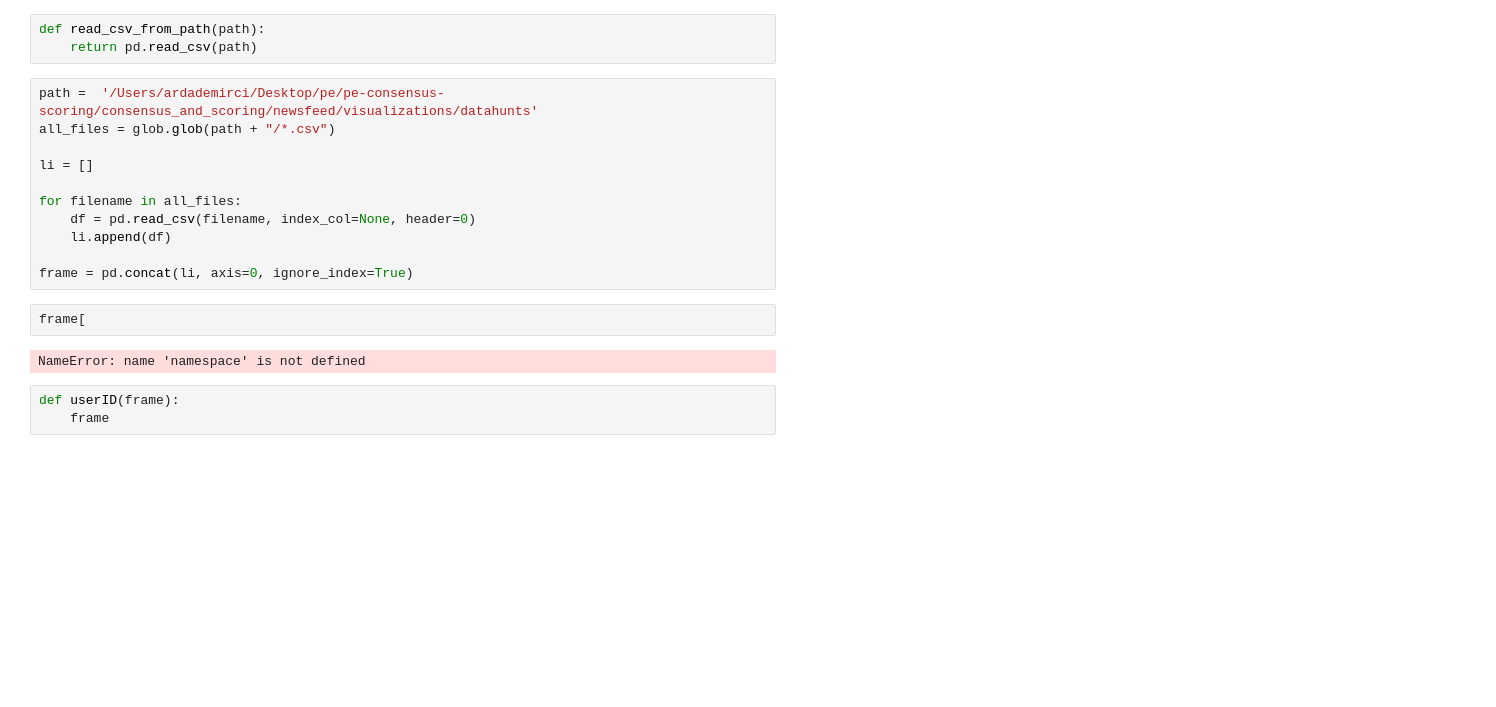
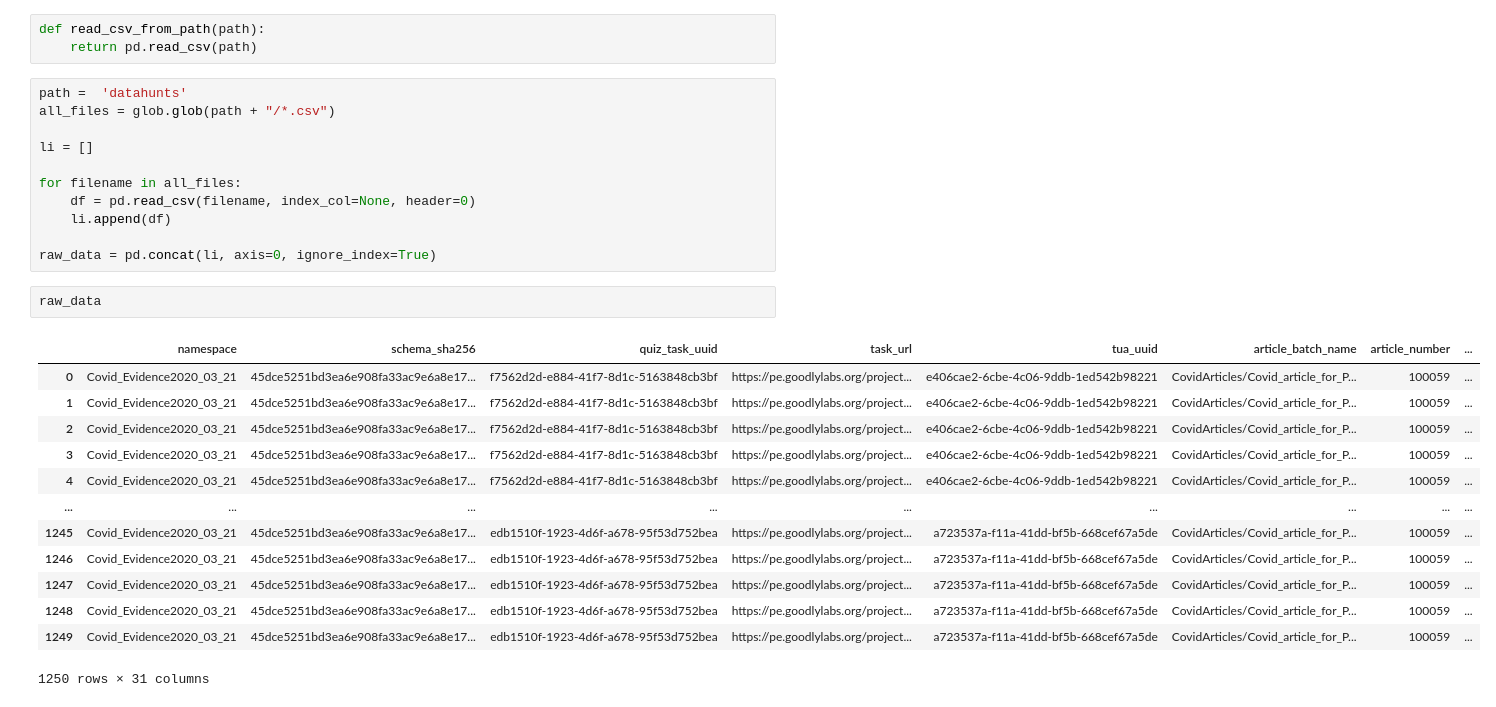
Before and after one commit to Goodly/pe-consensus-scoring, a Jupyter notebook: consensus_and_scoring/newsfeed/visualizations/DataHunt.ipynb, the cells around one changed output. Drawn from its saved outputs; the diff is of its cells as text; blank space fills up the shorter version.

Commit message:
Finish DataHunt.ipynb

```diff
--- a/consensus_and_scoring/newsfeed/visualizations/DataHunt.ipynb
+++ b/consensus_and_scoring/newsfeed/visualizations/DataHunt.ipynb
@@ -9,7 +9,7 @@ import numpy as np
 def read_csv_from_path(path):
     return pd.read_csv(path)
 # %%
-path =  '/Users/ardademirci/Desktop/pe/pe-consensus-scoring/consensus_and_scoring/newsfeed/visualizations/datahunts'
+path =  'datahunts'
 all_files = glob.glob(path + "/*.csv")
 
 li = []
@@ -18,11 +18,20 @@ for filename in all_files:
     df = pd.read_csv(filename, index_col=None, header=0)
     li.append(df)
 
-frame = pd.concat(li, axis=0, ignore_index=True)
+raw_data = pd.concat(li, axis=0, ignore_index=True)
-# %%
-frame[
-# %% [output]
-NameError: name 'namespace' is not defined
-# %%
-def userID(frame):
-    frame
+# %%
+raw_data
+# %% [output]
+|  | namespace | schema_sha256 | quiz_task_uuid | task_url | tua_uuid | article_batch_name | article_number | ... |
+| 0 | Covid_Evidence2020_03_21 | 45dce5251bd3ea6e908fa33ac9e6a8e17... | f7562d2d-e884-41f7-8d1c-5163848cb3bf | https://pe.goodlylabs.org/project... | e406cae2-6cbe-4c06-9ddb-1ed542b98221 | CovidArticles/Covid_article_for_P... | 100059 | ... |
+| 1 | Covid_Evidence2020_03_21 | 45dce5251bd3ea6e908fa33ac9e6a8e17... | f7562d2d-e884-41f7-8d1c-5163848cb3bf | https://pe.goodlylabs.org/project... | e406cae2-6cbe-4c06-9ddb-1ed542b98221 | CovidArticles/Covid_article_for_P... | 100059 | ... |
+| 2 | Covid_Evidence2020_03_21 | 45dce5251bd3ea6e908fa33ac9e6a8e17... | f7562d2d-e884-41f7-8d1c-5163848cb3bf | https://pe.goodlylabs.org/project... | e406cae2-6cbe-4c06-9ddb-1ed542b98221 | CovidArticles/Covid_article_for_P... | 100059 | ... |
+| 3 | Covid_Evidence2020_03_21 | 45dce5251bd3ea6e908fa33ac9e6a8e17... | f7562d2d-e884-41f7-8d1c-5163848cb3bf | https://pe.goodlylabs.org/project... | e406cae2-6cbe-4c06-9ddb-1ed542b98221 | CovidArticles/Covid_article_for_P... | 100059 | ... |
+| 4 | Covid_Evidence2020_03_21 | 45dce5251bd3ea6e908fa33ac9e6a8e17... | f7562d2d-e884-41f7-8d1c-5163848cb3bf | https://pe.goodlylabs.org/project... | e406cae2-6cbe-4c06-9ddb-1ed542b98221 | CovidArticles/Covid_article_for_P... | 100059 | ... |
+| ... | ... | ... | ... | ... | ... | ... | ... | ... |
+| 1245 | Covid_Evidence2020_03_21 | 45dce5251bd3ea6e908fa33ac9e6a8e17... | edb1510f-1923-4d6f-a678-95f53d752bea | https://pe.goodlylabs.org/project... | a723537a-f11a-41dd-bf5b-668cef67a5de | CovidArticles/Covid_article_for_P... | 100059 | ... |
+| 1246 | Covid_Evidence2020_03_21 | 45dce5251bd3ea6e908fa33ac9e6a8e17... | edb1510f-1923-4d6f-a678-95f53d752bea | https://pe.goodlylabs.org/project... | a723537a-f11a-41dd-bf5b-668cef67a5de | CovidArticles/Covid_article_for_P... | 100059 | ... |
+| 1247 | Covid_Evidence2020_03_21 | 45dce5251bd3ea6e908fa33ac9e6a8e17... | edb1510f-1923-4d6f-a678-95f53d752bea | https://pe.goodlylabs.org/project... | a723537a-f11a-41dd-bf5b-668cef67a5de | CovidArticles/Covid_article_for_P... | 100059 | ... |
+| 1248 | Covid_Evidence2020_03_21 | 45dce5251bd3ea6e908fa33ac9e6a8e17... | edb1510f-1923-4d6f-a678-95f53d752bea | https://pe.goodlylabs.org/project... | a723537a-f11a-41dd-bf5b-668cef67a5de | CovidArticles/Covid_article_for_P... | 100059 | ... |
+| 1249 | Covid_Evidence2020_03_21 | 45dce5251bd3ea6e908fa33ac9e6a8e17... | edb1510f-1923-4d6f-a678-95f53d752bea | https://pe.goodlylabs.org/project... | a723537a-f11a-41dd-bf5b-668cef67a5de | CovidArticles/Covid_article_for_P... | 100059 | ... |
+1250 rows × 31 columns
```
Also changed, not shown: parts of 17 cells of this notebook, 4 other files.
